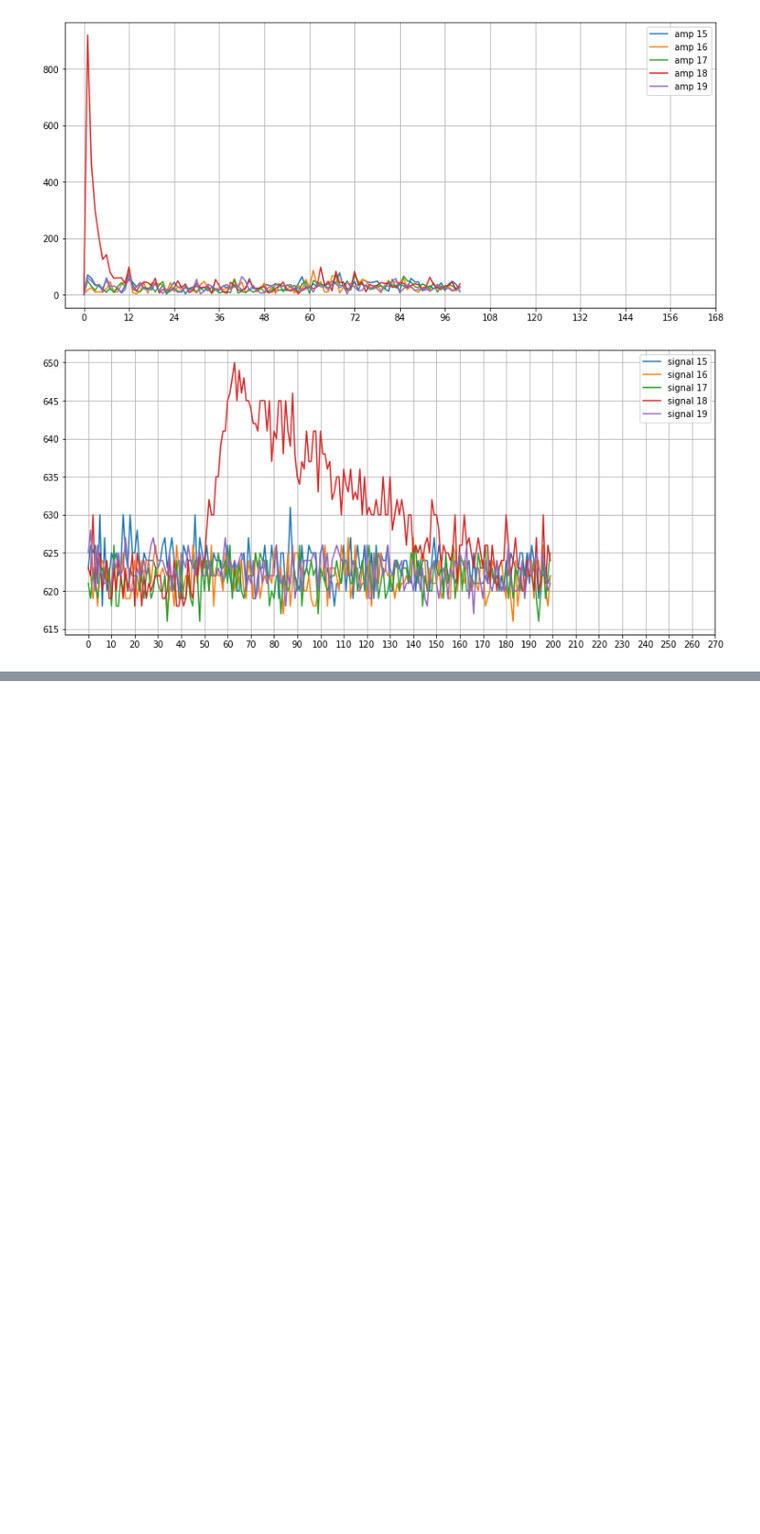
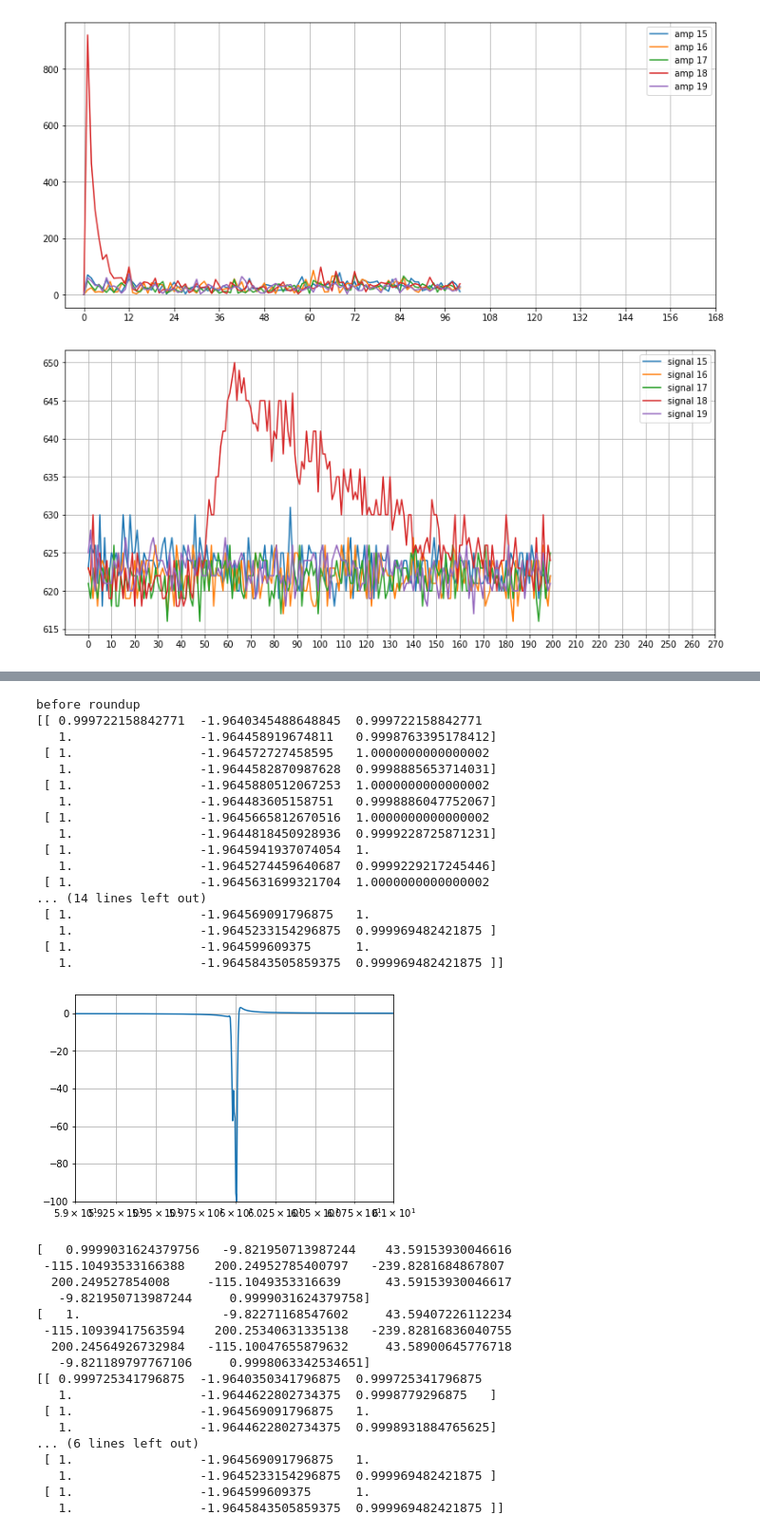
Before and after one commit to forest416/3, a Jupyter notebook: Copy_of_Copy_of_Untitled0.ipynb, the cells around one changed output, grey strips where cells are left out. Shown at 95% size. Saved outputs shown, nothing was run; the diff lists cells and outputs as text; code cells hidden in the pictures; blank space fills up the shorter version.

```diff
--- a/Copy_of_Copy_of_Untitled0.ipynb
+++ b/Copy_of_Copy_of_Untitled0.ipynb
@@ -356,0 +479,58 @@ def despike(yi, th=1.e-3):
+# %%
+# use python iir filter for 60 notch
+
+# power line frequency (ontario) URL: https://ve3oat.ca/frequency.html
+b,a = signal.iirfilter(5, [59.98, 60.01], rs=20, btype='bandstop', analog=False, ftype='cheby2', fs=2000, output='ba')
+w,h = signal.freqz(b,a,200000, fs=2000)
+sos = signal.iirfilter(7, [59.98, 60.01], rs=60, btype='bandstop', analog=False, ftype='cheby2', fs=2000, output='sos')
+print('before roundup')
+roundup=256*256
+print(sos)
+sos = (np.round(sos*roundup)/roundup)
+print('after roundup')
+print(sos)
+w,h = signal.sosfreqz(sos,200000, fs=2000)
+plt.semilogx(w, 20*np.log10(np.maximum(abs(h), 1e-5)))
+plt.axis((59,61, -100,10))
+plt.grid(which='both', axis='both')
+plt.show()
+np.set_printoptions(precision=19)
+print(b)
+print(a)
+print(sos)
+# %% [output]
+before roundup
+[[ 0.999722158842771  -1.9640345488648845  0.999722158842771
+   1.                 -1.964458919674811   0.9998763395178412]
+ [ 1.                 -1.964572727458595   1.0000000000000002
+   1.                 -1.9644582870987628  0.9998885653714031]
+ [ 1.                 -1.9645880512067253  1.0000000000000002
+   1.                 -1.964483605158751   0.9998886047752067]
+ [ 1.                 -1.9645665812670516  1.0000000000000002
+   1.                 -1.9644818450928936  0.9999228725871231]
+ [ 1.                 -1.9645941937074054  1.
+   1.                 -1.9645274459640687  0.9999229217245446]
+ [ 1.                 -1.9645631699321704  1.0000000000000002
+... (14 lines left out)
+ [ 1.                 -1.964569091796875   1.
+   1.                 -1.9645233154296875  0.999969482421875 ]
+ [ 1.                 -1.964599609375      1.
+   1.                 -1.9645843505859375  0.999969482421875 ]]
+[figure, added]
+[   0.9999031624379756   -9.821950713987244    43.59153930046616
+ -115.10493533166388    200.24952785400797   -239.8281684867807
+  200.249527854008     -115.1049353316639      43.59153930046617
+   -9.821950713987244     0.9999031624379758]
+[   1.                   -9.82271168547602     43.59407226112234
+ -115.10939417563594    200.25340631335138   -239.82816836040755
+  200.24564926732984   -115.10047655879632     43.58900645776718
+   -9.821189797767106     0.9998063342534651]
+[[ 0.999725341796875  -1.9640350341796875  0.999725341796875
+   1.                 -1.9644622802734375  0.9998779296875   ]
+ [ 1.                 -1.964569091796875   1.
+   1.                 -1.9644622802734375  0.9998931884765625]
+... (6 lines left out)
+ [ 1.                 -1.964569091796875   1.
+   1.                 -1.9645233154296875  0.999969482421875 ]
+ [ 1.                 -1.964599609375      1.
+   1.                 -1.9645843505859375  0.999969482421875 ]]
```
Also changed, not shown: parts of 7 cells of this notebook.
